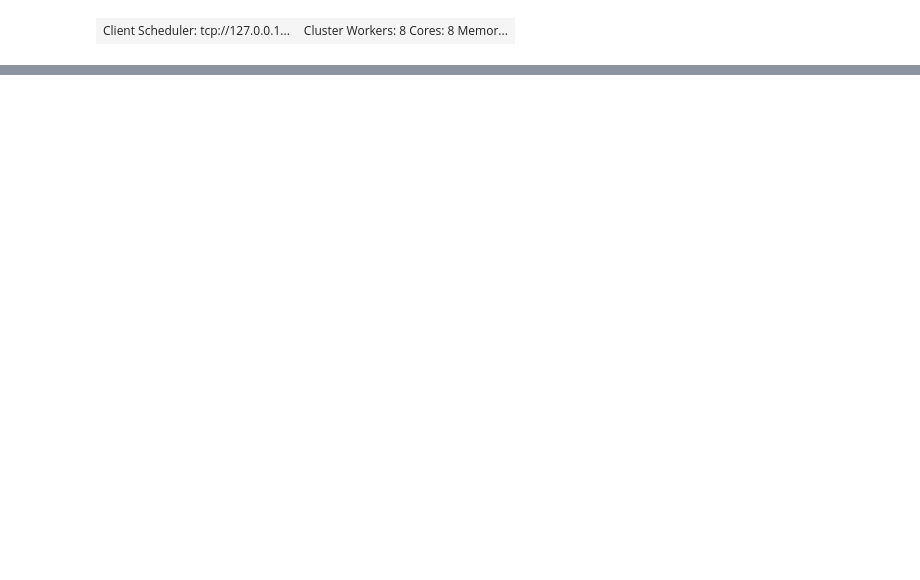
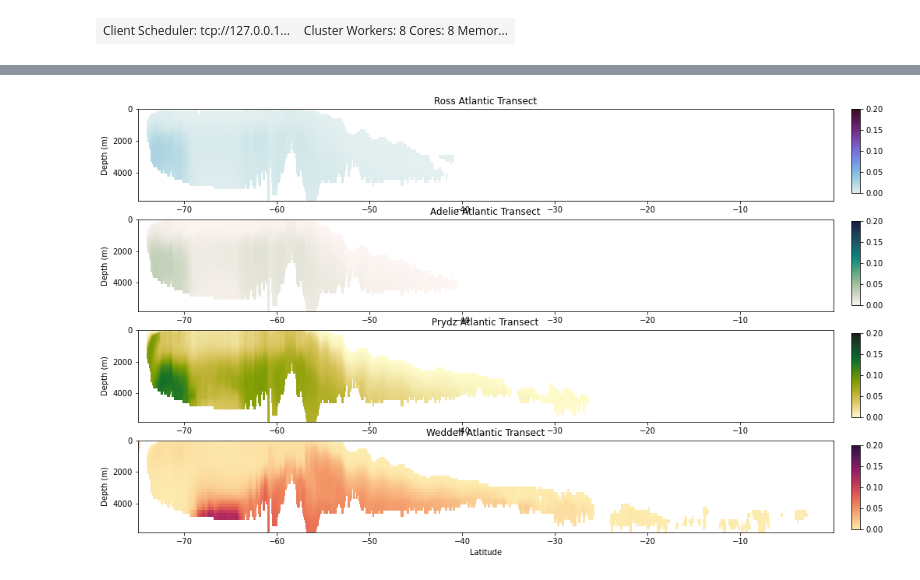
Before and after one commit to AndyHoggANU/CC_sandbox, a Jupyter notebook: PassiveTracer.ipynb, the cells around one changed output, grey strips where cells are left out. Drawn from its saved outputs; the diff is of its cells as text; code cells hidden in the pictures; blank space fills up the shorter version.

```diff
--- a/PassiveTracer.ipynb
+++ b/PassiveTracer.ipynb
@@ -169,0 +284,52 @@ plt.savefig('TracerConcentrationTransects.png',dpi=250)
+# %%
+plt.figure(figsize=(16,10))
+longitude = -25
+
+plt.subplot(411)
+atlantic_ross = ross.sel(xt_ocean=longitude,method='nearest').sel(yt_ocean=slice(-75,-0))
+ppr = atlantic_ross.where(atlantic_ross>0.001,np.NaN).plot(add_colorbar=False,vmin=0,vmax=0.2,cmap=cm.cm.dense)
+plt.gca().invert_yaxis()
+plt.xlabel('')
+plt.ylabel('Depth (m)')
+plt.title('Ross Atlantic Transect')
+
+ax_cb = plt.axes([0.92, 0.73, 0.01, 0.15])
+cb = plt.colorbar(ppr,cax=ax_cb, orientation='vertical')
+
+plt.subplot(412)
+atlantic_adelie = adelie.sel(xt_ocean=longitude,method='nearest').sel(yt_ocean=slice(-75,-0))
+ppa=atlantic_adelie.where(atlantic_adelie>0.001,np.NaN).plot(add_colorbar=False,vmin=0,vmax=0.2,cmap=cm.cm.tempo)
+plt.gca().invert_yaxis()
+plt.xlabel('')
+plt.ylabel('Depth (m)')
+plt.title('Adelie Atlantic Transect')
+
+ax_cb = plt.axes([0.92, 0.53, 0.01, 0.15])
+cb = plt.colorbar(ppa,cax=ax_cb, orientation='vertical')
+
+plt.subplot(413)
+atlantic_prydz = prydz.sel(xt_ocean=longitude,method='nearest').sel(yt_ocean=slice(-75,-0))
+ppp = atlantic_prydz.where(atlantic_prydz>0.001,np.NaN).plot(add_colorbar=False,vmin=0,vmax=0.2,cmap=cm.cm.speed)
+plt.gca().invert_yaxis()
+plt.xlabel('')
+plt.ylabel('Depth (m)')
+plt.title('Prydz Atlantic Transect')
+
+
+ax_cb = plt.axes([0.92, 0.33, 0.01, 0.15])
+cb = plt.colorbar(ppp,cax=ax_cb, orientation='vertical')
+
+plt.subplot(414)
+atlantic_weddell = weddell.sel(xt_ocean=longitude,method='nearest').sel(yt_ocean=slice(-75,-0))
+ppw = atlantic_weddell.where(atlantic_weddell>0.001,np.NaN).plot(add_colorbar=False,vmin=0,vmax=0.2,cmap=cm.cm.matter)
+plt.gca().invert_yaxis()
+plt.xlabel('Latitude')
+plt.ylabel('Depth (m)')
+plt.title('Weddell Atlantic Transect')
+
+ax_cb = plt.axes([0.92, 0.13, 0.01, 0.15])
+cb = plt.colorbar(ppw,cax=ax_cb, orientation='vertical')
+
+plt.savefig('TracerTransectsAtlantic.png',dpi=250)
+# %% [output]
+[figure, added]
```
Also changed, not shown: parts of 25 cells of this notebook, 2 other files.
